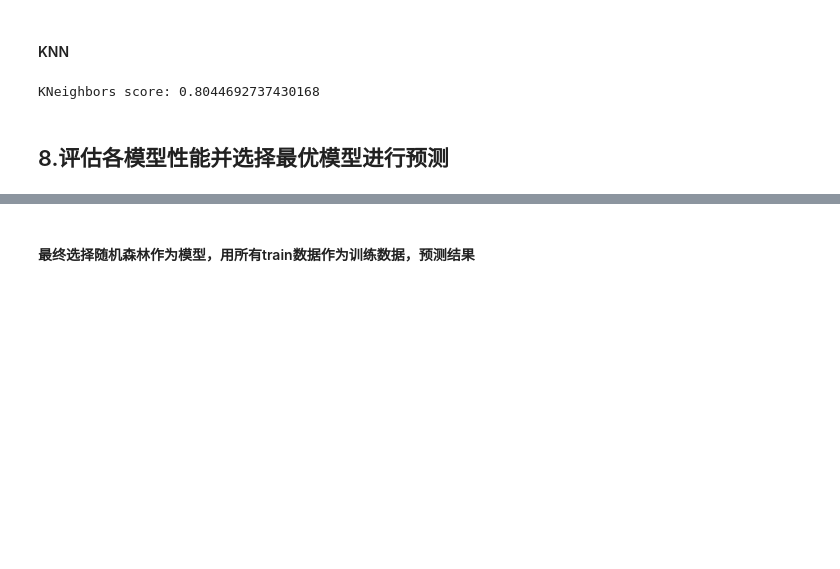
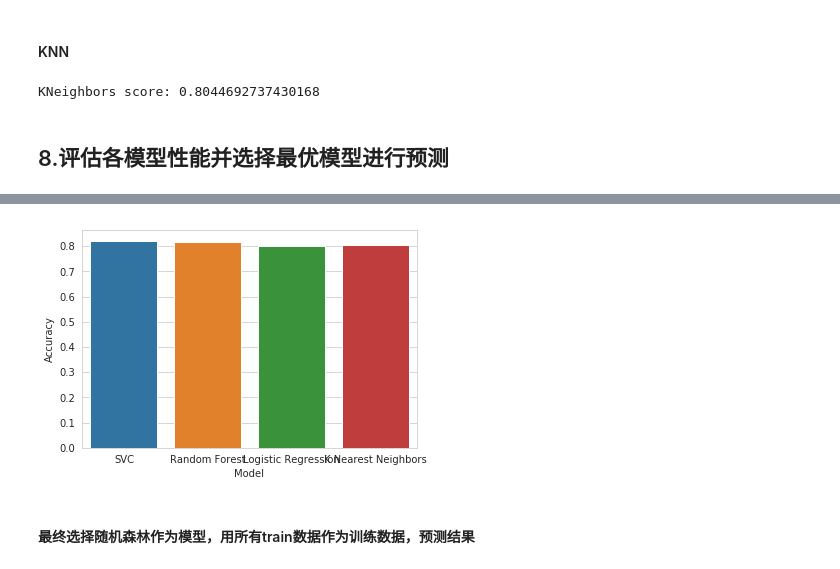
Before and after one commit to zzhengyang/kaggle-practice, a Jupyter notebook: titanic/titanic.ipynb, the cells around one changed output, grey strips where cells are left out. Cells and saved outputs as stored; diff of their text form; code cells hidden in the pictures; blank space fills up the shorter version.

```diff
--- a/titanic/titanic.ipynb
+++ b/titanic/titanic.ipynb
@@ -779,5 +779,11 @@ model_performance.sort_values(by="Accuracy", ascending=False)
 | 3 | 0.804469 | K Nearest Neighbors |
 | 2 | 0.798883 | Logistic Regression |
+# %%
+sns.barplot(x='Model', y='Accuracy', data=model_performance)
+# plt.rotation = -45
+plt.show()
+# %% [output]
+[figure, added]
 # %% [markdown]
 #### 最终选择随机森林作为模型，用所有train数据作为训练数据，预测结果
 # %%
```
Also changed, not shown: parts of 7 cells of this notebook, 3 other files.
